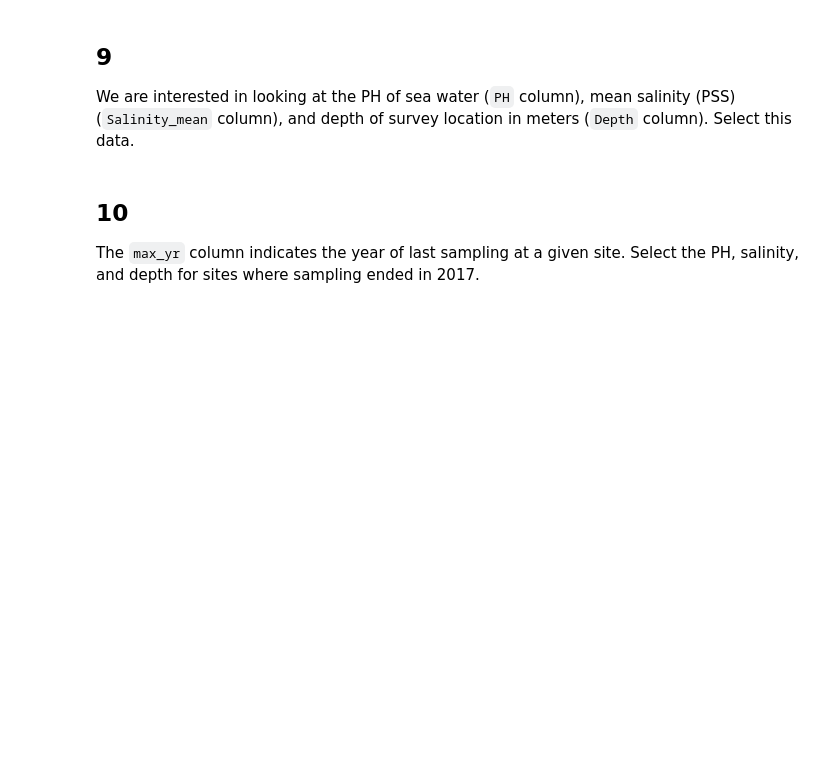
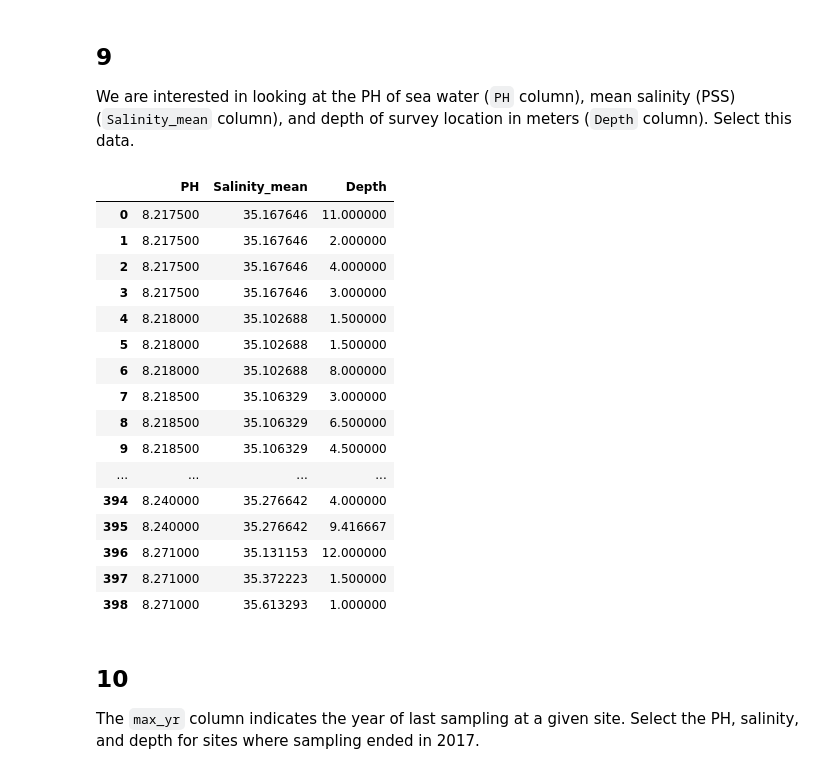
Before and after one commit to kristinaglass/eds220-hwk-1, a Jupyter notebook: hwk1-task3.ipynb, the cells around one changed output. Cells and saved outputs as stored; diff of their text form; code cells hidden in the pictures; blank space fills up the shorter version.

```diff
--- a/hwk1-task3.ipynb
+++ b/hwk1-task3.ipynb
@@ -203,3 +250,26 @@ We are interested in looking at the PH of sea water (`PH` column),  mean salinit
+# %%
+# solve exercise here
+#selects only the "PH", "Salinity_mean", and "Depth" columns into a dataframe
+ph_sal_depth = coral_div[['PH', 'Salinity_mean', 'Depth']]
+ph_sal_depth
+# %% [output]
+|  | PH | Salinity_mean | Depth |
+| 0 | 8.217500 | 35.167646 | 11.000000 |
+| 1 | 8.217500 | 35.167646 | 2.000000 |
+| 2 | 8.217500 | 35.167646 | 4.000000 |
+| 3 | 8.217500 | 35.167646 | 3.000000 |
+| 4 | 8.218000 | 35.102688 | 1.500000 |
+| 5 | 8.218000 | 35.102688 | 1.500000 |
+| 6 | 8.218000 | 35.102688 | 8.000000 |
+| 7 | 8.218500 | 35.106329 | 3.000000 |
+| 8 | 8.218500 | 35.106329 | 6.500000 |
+| 9 | 8.218500 | 35.106329 | 4.500000 |
+| ... | ... | ... | ... |
+| 394 | 8.240000 | 35.276642 | 4.000000 |
+| 395 | 8.240000 | 35.276642 | 9.416667 |
+| 396 | 8.271000 | 35.131153 | 12.000000 |
+| 397 | 8.271000 | 35.372223 | 1.500000 |
+| 398 | 8.271000 | 35.613293 | 1.000000 |
 # %% [markdown]
 ## 10
 The `max_yr` column indicates the year of last sampling at a given site. Select the PH, salinity, and depth for sites where sampling ended in 2017.
```
Also changed, not shown: parts of 10 cells of this notebook.
